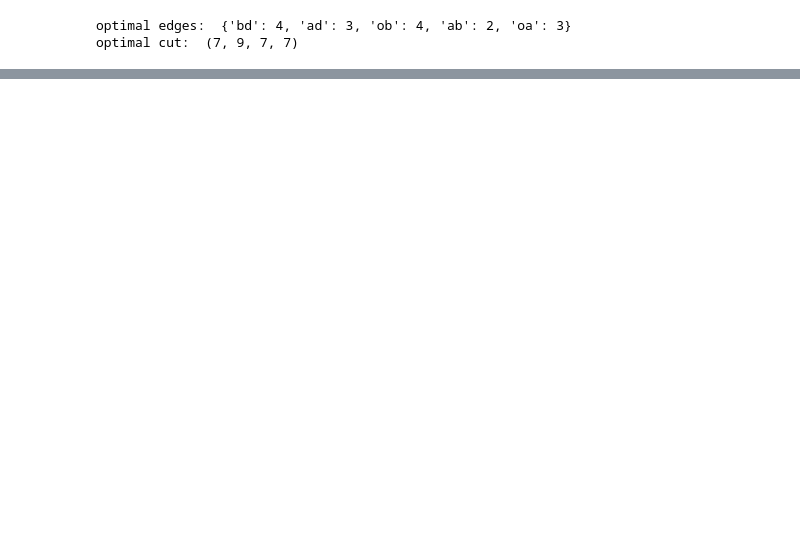
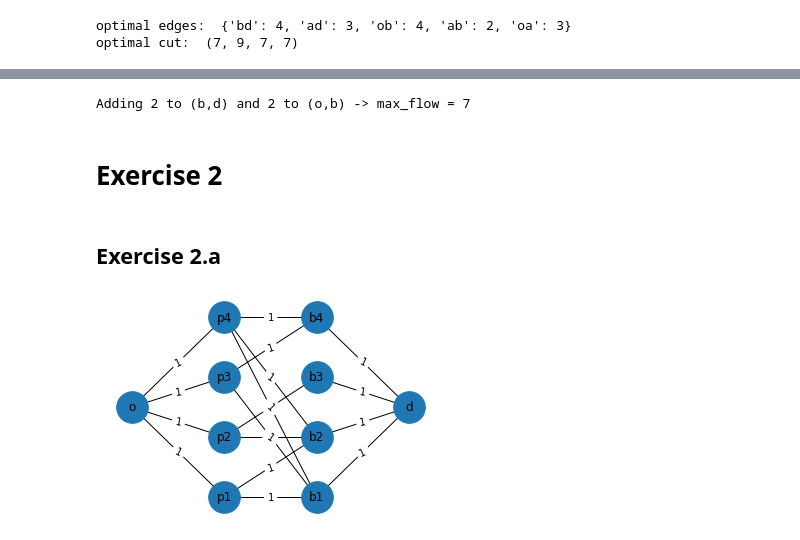
Before and after one commit to antonioalbanese/NetworkDynamicsAndLearning, a Jupyter notebook: HW1.ipynb, the cells around one changed output, grey strips where cells are left out. Saved outputs shown, nothing was run; the diff lists cells and outputs as text; code cells hidden in the pictures; blank space fills up the shorter version.

```diff
--- a/HW1.ipynb
+++ b/HW1.ipynb
@@ -220,0 +213,37 @@ optimal cut:  (7, 9, 7, 7)
+# %%
+#trying to change on (b,d) and (o,b)
+old1 = G['b']['d']['capacity']
+G['b']['d']['capacity'] = old1 + 2
+old2 = G['o']['b']['capacity']
+G['o']['b']['capacity'] = old2 + 2
+value, flows = nx.algorithms.flow.maximum_flow(G, 'o', 'd', capacity='capacity')
+print("Adding 2 to (b,d) and 2 to (o,b) -> max_flow = {}".format(value))
+#revert
+G['b']['d']['capacity'] = old1
+G['o']['b']['capacity'] = old2
+# %% [output]
+Adding 2 to (b,d) and 2 to (o,b) -> max_flow = 7
+# %% [markdown]
+# Exercise 2
+# %% [markdown]
+## Exercise 2.a
+# %%
+#creating and drawing the graph
+BG = nx.Graph()
+nodes = ['p1','p2','p3','p4','b1','b2','b3','b4']
+edges = [('p1', 'b1',{'capacity': 1}), ('p1', 'b2',{'capacity': 1}), ('p2', 'b2',{'capacity': 1}), ('p2', 'b3',{'capacity': 1}), ('p3', 'b1',{'capacity': 1}), ('p3', 'b4',{'capacity': 1}), ('p4', 'b1',{'capacity': 1}), ('p4', 'b2',{'capacity': 1}), ('p4', 'b4',{'capacity': 1})]
+BG.add_nodes_from(nodes)
+BG.add_edges_from(edges)
+BG.add_node('o')
+BG.add_node('d')
+BG.add_edges_from([('o','p1',{'capacity': 1}),('o','p2',{'capacity': 1}),('o','p3',{'capacity': 1}),('o','p4',{'capacity': 1}),('b1','d',{'capacity': 1}),('b2','d',{'capacity': 1}),('b3','d',{'capacity': 1}),('b4','d',{'capacity': 1})])
+labels = nx.get_edge_attributes(BG,'capacity')
+options = {
+    'node_size': 1000,
+    'width': 1, # width of the edges
+}
+pos = {'o':(0,50),'p1': (40, 20), 'p2': (40, 40), 'p3': (40, 60), 'p4': (40, 80), 'b1': (80, 20), 'b2': (80, 40), 'b3': (80, 60), 'b4': (80, 80),'d':(120,50)}
+nx.draw_networkx_edge_labels(G, pos, edge_labels = labels)
+nx.draw(BG, pos, **options, with_labels=True)
+# %% [output]
+[figure, added]
```
Also changed, not shown: parts of 14 cells of this notebook.
